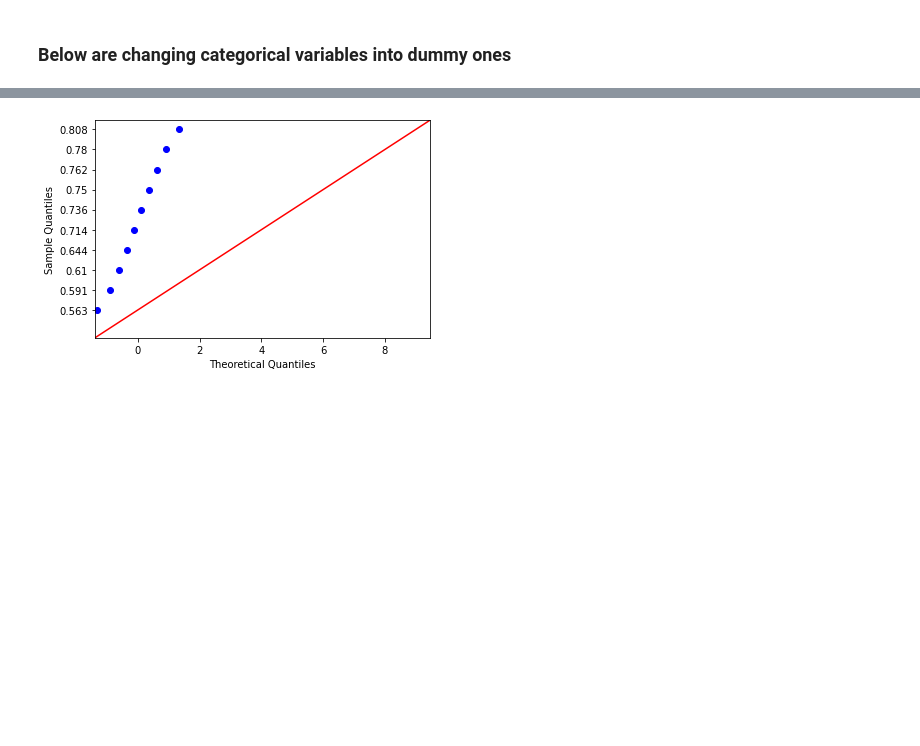
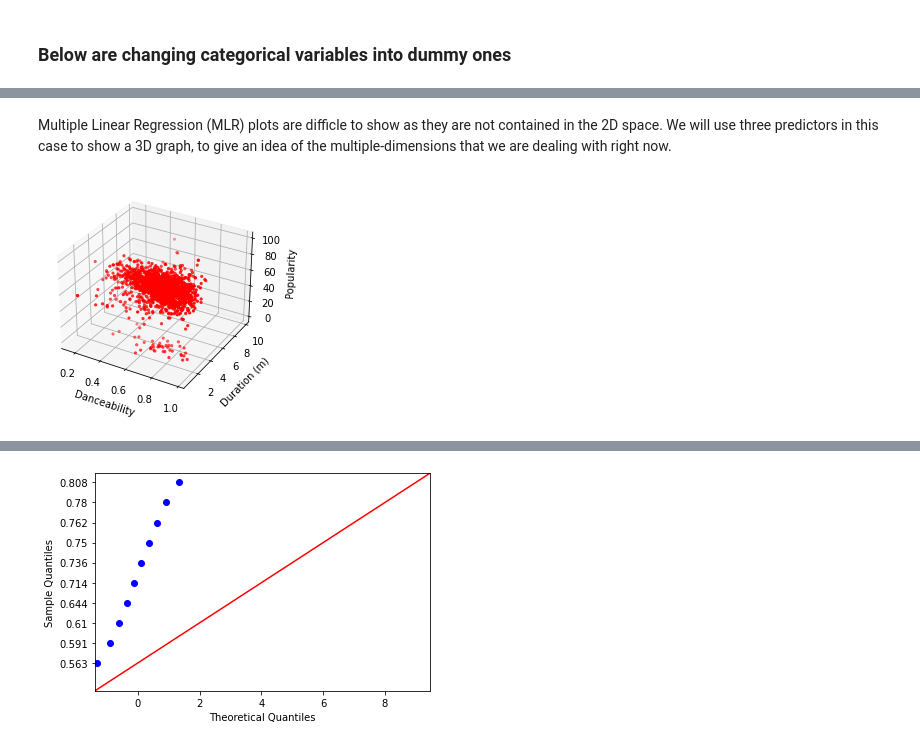
Before and after one commit to Opheliadh/DH140-Final-Music-Trends, a Jupyter notebook: Spotify_songs_popularity.ipynb, the cells around one changed output, grey strips where cells are left out. Saved outputs shown, nothing was run; the diff lists cells and outputs as text; code cells hidden in the pictures; blank space fills up the shorter version.

```diff
--- a/Spotify_songs_popularity.ipynb
+++ b/Spotify_songs_popularity.ipynb
@@ -201,6 +181,9 @@ for i in cleaned_genre_col:
 dummy_time = []
 for i in df["Week of Highest Charting"]:
     if re.match('2019',i):
-        dummy_time.append("pre-covid")
+        dummy_time.append(0)
     else :
-        dummy_time.append("covid")
+        dummy_time.append(1)
+# %%
+cleaned_df['Time'] = dummy_time
+cleaned_df['Genre'] = dummy_genre
@@ -206,0 +204,3 @@ for i in df["Week of Highest Charting"]:
+# %%
+X=np.array(cleaned_df[cleaned_df.columns[1:3]])
+Y=np.array(cleaned_df['Popularity'])
@@ -206,0 +209,2 @@ for i in df["Week of Highest Charting"]:
+# %% [markdown]
+Multiple Linear Regression (MLR) plots are difficle to show as they are not contained in the 2D space. We will use three predictors in this case to show a 3D graph, to give an idea of the multiple-dimensions that we are dealing with right now.
@@ -206,0 +213,18 @@ for i in df["Week of Highest Charting"]:
+# %%
+X1 = np.array(cleaned_df[cleaned_df.columns[1:3]])
+reg = LinearRegression().fit(X1, Y)
+#Y1=X1[:,0]*reg.coef_[0]+X1[:,1]*reg.coef_[1]+reg.intercept_
+# %%
+fig = plt.figure()
+ax=fig.add_subplot(111,projection='3d')
+ax.scatter(X1[:,1], X1[:,0],Y, marker='.',color='red')
+ax.set_xlabel('Danceability')
+ax.set_ylabel('Duration (m)')
+ax.set_zlabel('Popularity')
+#xs=np.tile(X1[:0,])
+#ys=np.tile(x1[:,1]).T
+#zs=Y1
+#ax.plot_surface(xs,ys,zs,alpha=0.5)
+plt.show()
+# %% [output]
+[figure, added]
```
Also changed, not shown: parts of 30 cells of this notebook.
